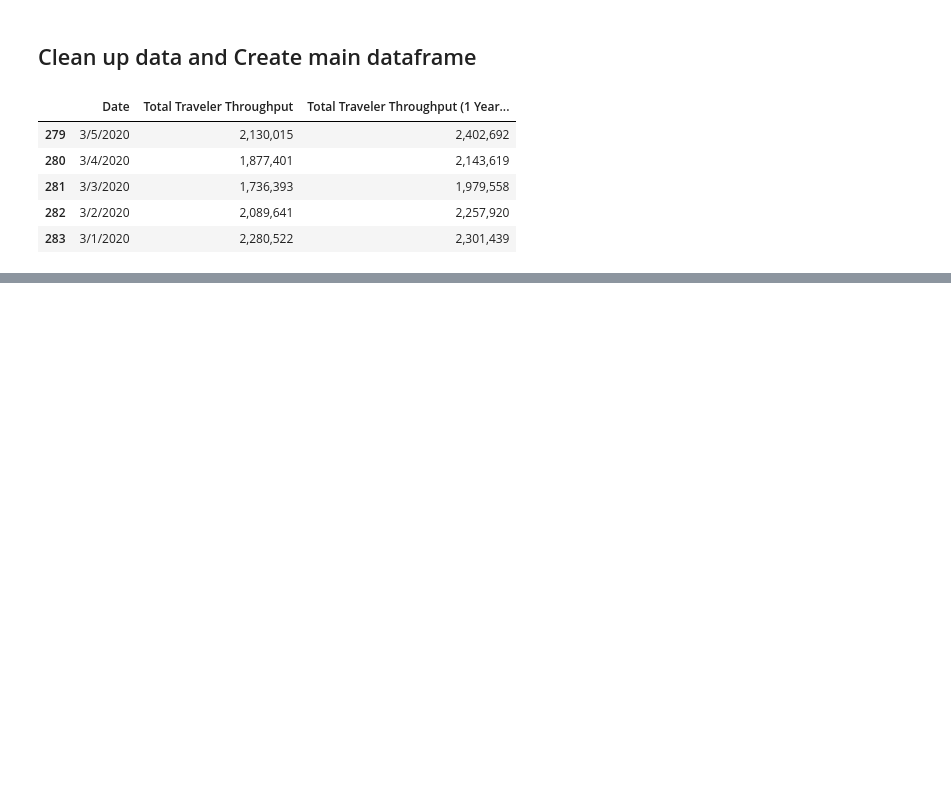
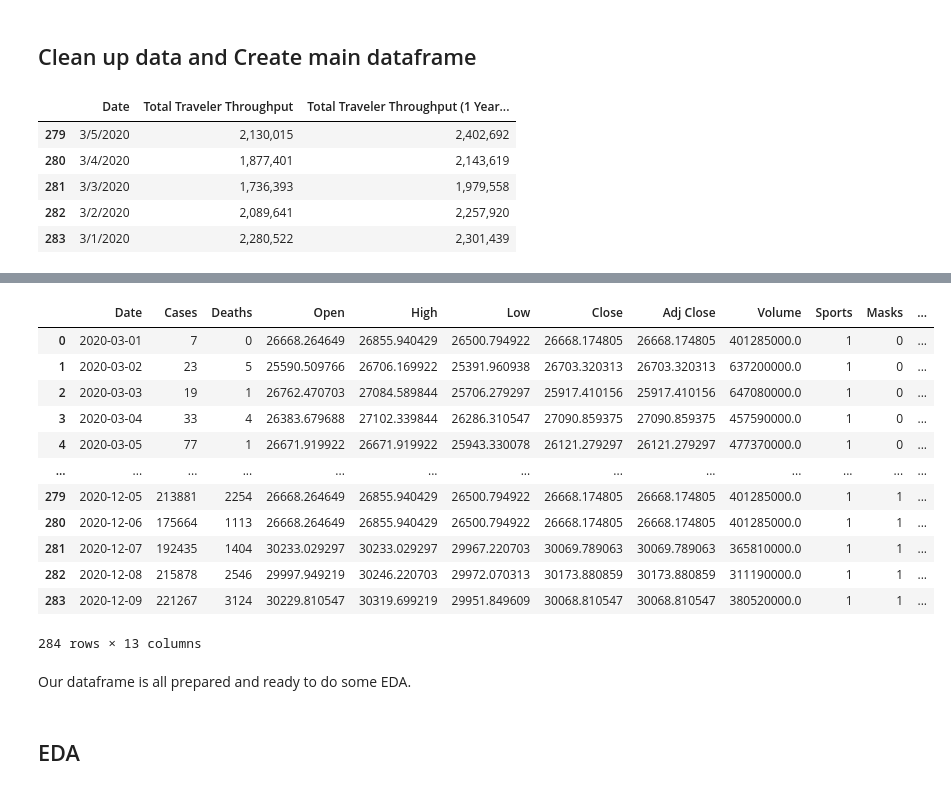
Before and after one commit to devscotte/Air-Travelers, a Jupyter notebook: final_project.ipynb, the cells around one changed output, grey strips where cells are left out. Saved outputs shown, nothing was run; the diff lists cells and outputs as text; code cells hidden in the pictures; blank space fills up the shorter version.

Commit message:
Finished cleaning all the data. Onto EDA

```diff
--- a/final_project.ipynb
+++ b/final_project.ipynb
@@ -136,0 +221,13 @@ tsa_data.tail()
+# %%
+#Drop entity and code
+main_df.drop(labels = ['Entity', 'Code'], axis = 1, inplace = True)
+# %%
+main_df.rename({'Daily new confirmed cases of COVID-19' : 'Cases', 'Daily new confirmed deaths due to COVID-19' : 'Deaths'}, axis = 1, inplace = True)
+# %%
+#Replace NANs
+main_df.fillna({'Open' : main_df['Open'].median(),
+               'High' : main_df['High'].median(),
+               'Low' : main_df['Low'].median(),
+               'Close' : main_df['Close'].median(),
+               'Adj Close' : main_df['Adj Close'].median(),
+               'Volume' : main_df['Volume'].median()}, inplace = True)
@@ -136,0 +250,25 @@ tsa_data.tail()
+# %%
+#Finally add the tsa dataframe
+main_df['Travelers 2020'] = tsa_data['Total Traveler Throughput']
+main_df['Travelers 2019'] = tsa_data['Total Traveler Throughput (1 Year Ago - Same Weekday)']
+# %%
+#Look at final product?
+main_df
+# %% [output]
+|  | Date | Cases | Deaths | Open | High | Low | Close | Adj Close | Volume | Sports | Masks | ... |
+| 0 | 2020-03-01 | 7 | 0 | 26668.264649 | 26855.940429 | 26500.794922 | 26668.174805 | 26668.174805 | 401285000.0 | 1 | 0 | ... |
+| 1 | 2020-03-02 | 23 | 5 | 25590.509766 | 26706.169922 | 25391.960938 | 26703.320313 | 26703.320313 | 637200000.0 | 1 | 0 | ... |
+| 2 | 2020-03-03 | 19 | 1 | 26762.470703 | 27084.589844 | 25706.279297 | 25917.410156 | 25917.410156 | 647080000.0 | 1 | 0 | ... |
+| 3 | 2020-03-04 | 33 | 4 | 26383.679688 | 27102.339844 | 26286.310547 | 27090.859375 | 27090.859375 | 457590000.0 | 1 | 0 | ... |
+| 4 | 2020-03-05 | 77 | 1 | 26671.919922 | 26671.919922 | 25943.330078 | 26121.279297 | 26121.279297 | 477370000.0 | 1 | 0 | ... |
+| ... | ... | ... | ... | ... | ... | ... | ... | ... | ... | ... | ... | ... |
+| 279 | 2020-12-05 | 213881 | 2254 | 26668.264649 | 26855.940429 | 26500.794922 | 26668.174805 | 26668.174805 | 401285000.0 | 1 | 1 | ... |
+| 280 | 2020-12-06 | 175664 | 1113 | 26668.264649 | 26855.940429 | 26500.794922 | 26668.174805 | 26668.174805 | 401285000.0 | 1 | 1 | ... |
+| 281 | 2020-12-07 | 192435 | 1404 | 30233.029297 | 30233.029297 | 29967.220703 | 30069.789063 | 30069.789063 | 365810000.0 | 1 | 1 | ... |
+| 282 | 2020-12-08 | 215878 | 2546 | 29997.949219 | 30246.220703 | 29972.070313 | 30173.880859 | 30173.880859 | 311190000.0 | 1 | 1 | ... |
+| 283 | 2020-12-09 | 221267 | 3124 | 30229.810547 | 30319.699219 | 29951.849609 | 30068.810547 | 30068.810547 | 380520000.0 | 1 | 1 | ... |
+284 rows × 13 columns
+# %% [markdown]
+Our dataframe is all prepared and ready to do some EDA.
+# %% [markdown]
+## EDA
```
Also changed, not shown: parts of 18 cells of this notebook.
